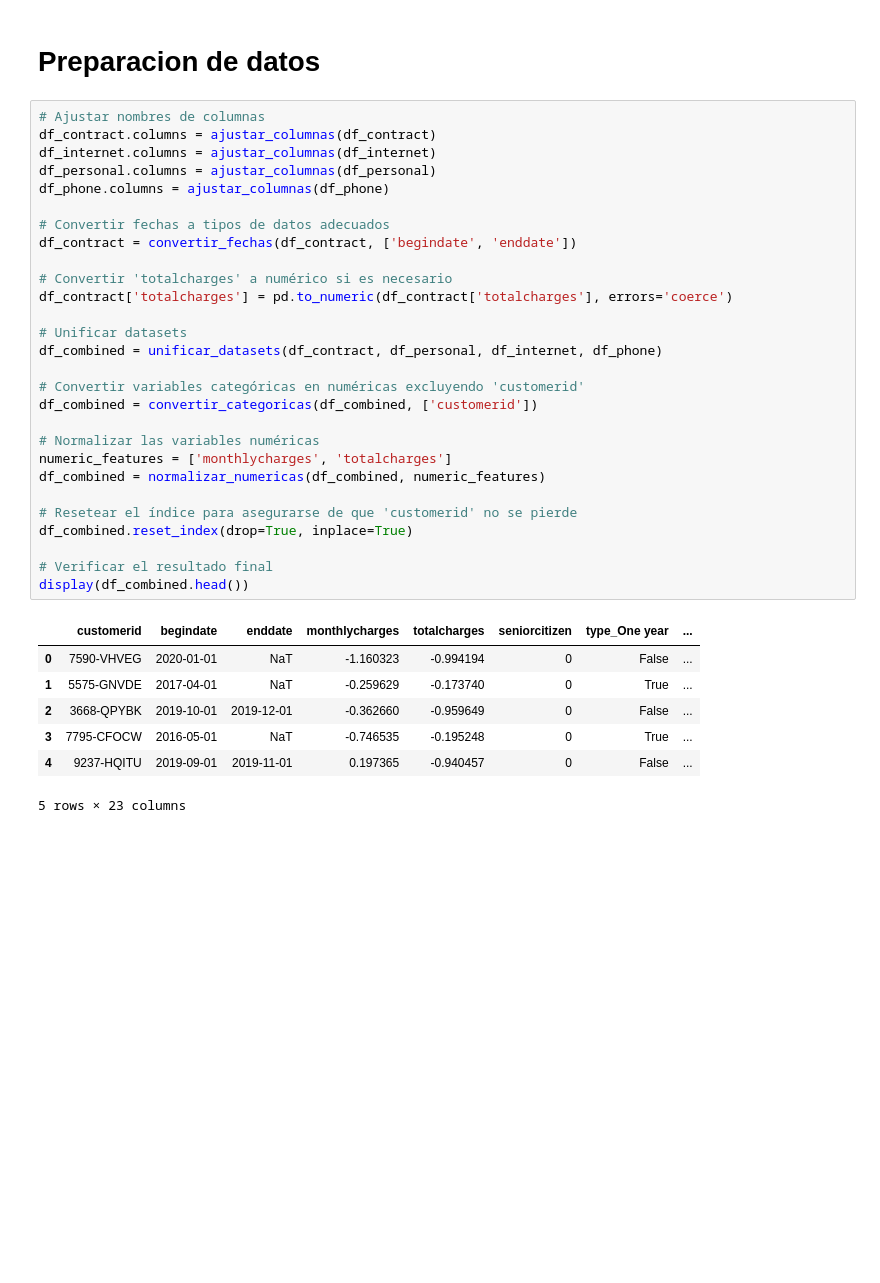
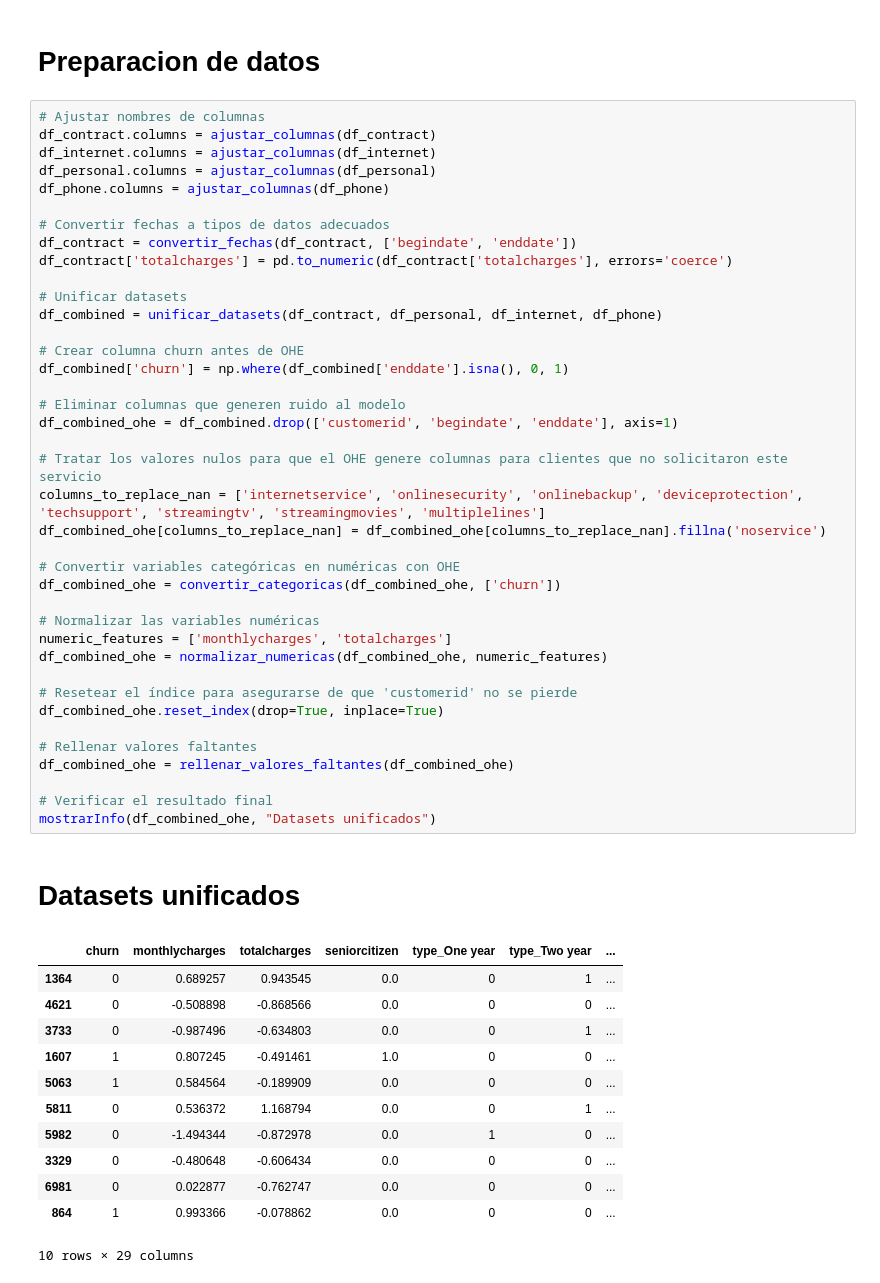
Before and after one commit to ErayFaSol/Proyecto-FINAL-DS15, a Jupyter notebook: proyecto_final.ipynb, the cells around one changed output. Cells and saved outputs as stored; diff of their text form; blank space fills up the shorter version.

```diff
--- a/proyecto_final.ipynb
+++ b/proyecto_final.ipynb
@@ -347,36 +386,53 @@ Es un placer reconocer tu dedicación y el análisis detallado que has llevado a
 # %%
 # Ajustar nombres de columnas
 df_contract.columns = ajustar_columnas(df_contract)
 df_internet.columns = ajustar_columnas(df_internet)
 df_personal.columns = ajustar_columnas(df_personal)
 df_phone.columns = ajustar_columnas(df_phone)
 
 # Convertir fechas a tipos de datos adecuados
 df_contract = convertir_fechas(df_contract, ['begindate', 'enddate'])
-
-# Convertir 'totalcharges' a numérico si es necesario
 df_contract['totalcharges'] = pd.to_numeric(df_contract['totalcharges'], errors='coerce')
 
 # Unificar datasets
 df_combined = unificar_datasets(df_contract, df_personal, df_internet, df_phone)
 
-# Convertir variables categóricas en numéricas excluyendo 'customerid'
-df_combined = convertir_categoricas(df_combined, ['customerid'])
+# Crear columna churn antes de OHE
+df_combined['churn'] = np.where(df_combined['enddate'].isna(), 0, 1)
+
+# Eliminar columnas que generen ruido al modelo
+df_combined_ohe = df_combined.drop(['customerid', 'begindate', 'enddate'], axis=1)
+
+# Tratar los valores nulos para que el OHE genere columnas para clientes que no solicitaron este servicio
+columns_to_replace_nan = ['internetservice', 'onlinesecurity', 'onlinebackup', 'deviceprotection', 'techsupport', 'streamingtv', 'streamingmovies', 'multiplelines']
+df_combined_ohe[columns_to_replace_nan] = df_combined_ohe[columns_to_replace_nan].fillna('noservice')
+
+# Convertir variables categóricas en numéricas con OHE
+df_combined_ohe = convertir_categoricas(df_combined_ohe, ['churn'])
 
 # Normalizar las variables numéricas
 numeric_features = ['monthlycharges', 'totalcharges']
-df_combined = normalizar_numericas(df_combined, numeric_features)
+df_combined_ohe = normalizar_numericas(df_combined_ohe, numeric_features)
 
 # Resetear el índice para asegurarse de que 'customerid' no se pierde
-df_combined.reset_index(drop=True, inplace=True)
+df_combined_ohe.reset_index(drop=True, inplace=True)
+
+# Rellenar valores faltantes
+df_combined_ohe = rellenar_valores_faltantes(df_combined_ohe)
 
 # Verificar el resultado final
-display(df_combined.head())
+mostrarInfo(df_combined_ohe, "Datasets unificados")
 # %% [output]
+Datasets unificados
-|  | customerid | begindate | enddate | monthlycharges | totalcharges | seniorcitizen | type_One year | ... |
-| 0 | 7590-VHVEG | 2020-01-01 | NaT | -1.160323 | -0.994194 | 0 | False | ... |
-| 1 | 5575-GNVDE | 2017-04-01 | NaT | -0.259629 | -0.173740 | 0 | True | ... |
-| 2 | 3668-QPYBK | 2019-10-01 | 2019-12-01 | -0.362660 | -0.959649 | 0 | False | ... |
-| 3 | 7795-CFOCW | 2016-05-01 | NaT | -0.746535 | -0.195248 | 0 | True | ... |
-| 4 | 9237-HQITU | 2019-09-01 | 2019-11-01 | 0.197365 | -0.940457 | 0 | False | ... |
+|  | churn | monthlycharges | totalcharges | seniorcitizen | type_One year | type_Two year | ... |
+| 1364 | 0 | 0.689257 | 0.943545 | 0.0 | 0 | 1 | ... |
+| 4621 | 0 | -0.508898 | -0.868566 | 0.0 | 0 | 0 | ... |
+| 3733 | 0 | -0.987496 | -0.634803 | 0.0 | 0 | 1 | ... |
+| 1607 | 1 | 0.807245 | -0.491461 | 1.0 | 0 | 0 | ... |
+| 5063 | 1 | 0.584564 | -0.189909 | 0.0 | 0 | 0 | ... |
+| 5811 | 0 | 0.536372 | 1.168794 | 0.0 | 0 | 1 | ... |
+| 5982 | 0 | -1.494344 | -0.872978 | 0.0 | 1 | 0 | ... |
+| 3329 | 0 | -0.480648 | -0.606434 | 0.0 | 0 | 0 | ... |
+| 6981 | 0 | 0.022877 | -0.762747 | 0.0 | 0 | 0 | ... |
+| 864 | 1 | 0.993366 | -0.078862 | 0.0 | 0 | 0 | ... |
-5 rows × 23 columns
+10 rows × 29 columns
```
Also changed, not shown: parts of 19 cells of this notebook.
